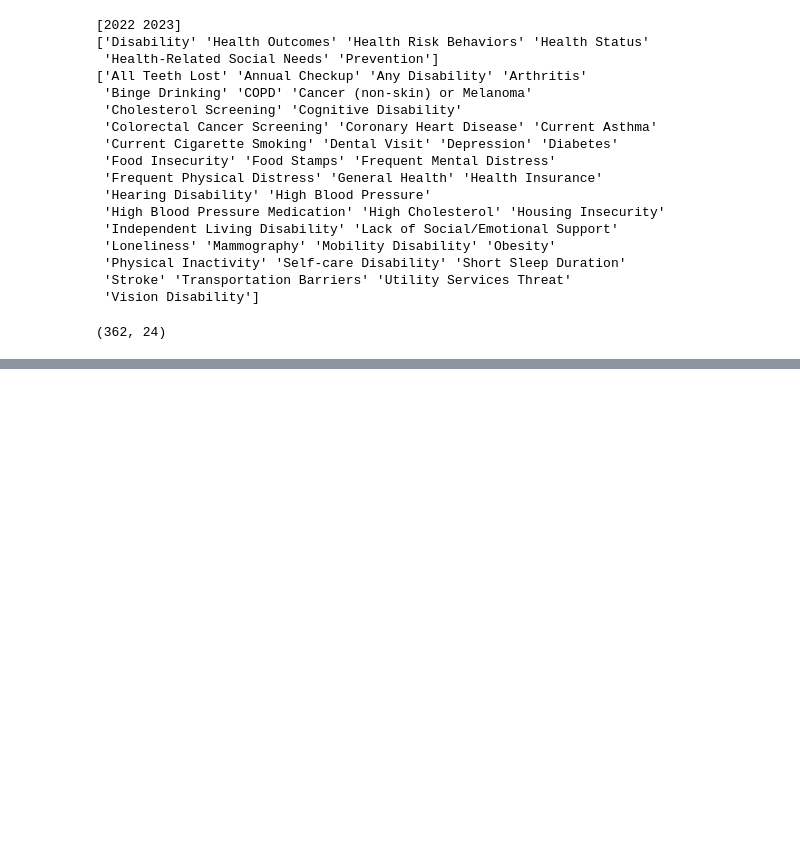
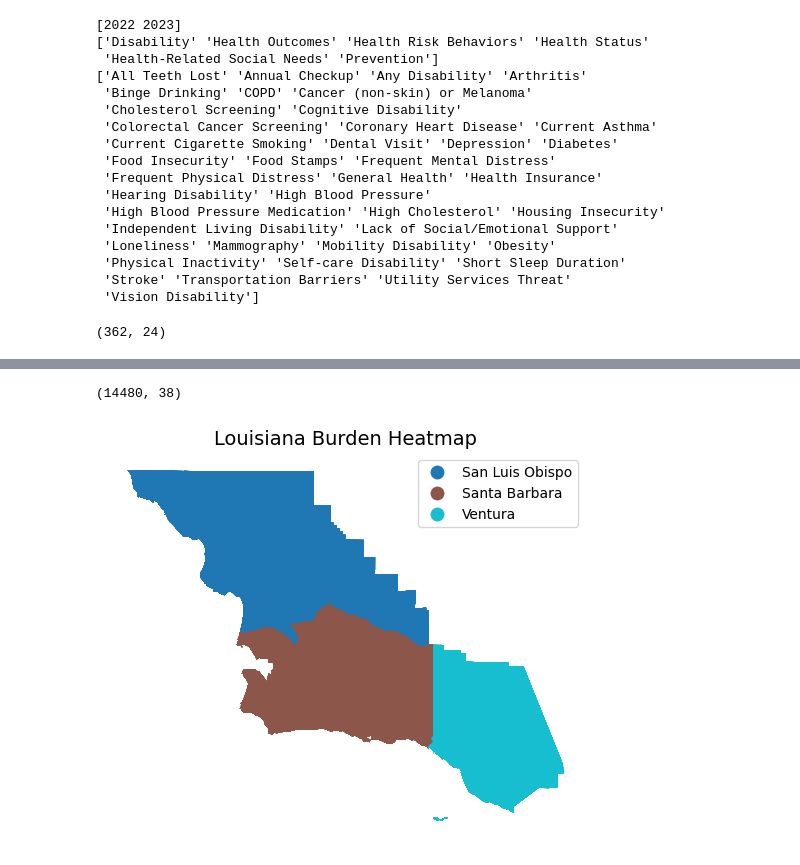
Before and after one commit to haylee360/network-graphs, a Jupyter notebook: places-cleaning.ipynb, the cells around one changed output, grey strips where cells are left out. Drawn from its saved outputs; the diff is of its cells as text; code cells hidden in the pictures; blank space fills up the shorter version.

```diff
--- a/places-cleaning.ipynb
+++ b/places-cleaning.ipynb
@@ -78,0 +154,14 @@ insurance.head(6)
+# %%
+places_raw['LocationName'] = places_raw['LocationName'].astype('int64')
+tracts['GEOID'] = tracts['GEOID'].astype('int64')
+
+# Merge geometry df and burden df
+places_complete = pd.merge(places_raw, tracts, left_on='LocationName', right_on='GEOID')
+
+# At some point, we lost our geodataframe type. Add it back so we can map
+# I think this was because of the merge
+places_complete = gpd.GeoDataFrame(places_complete)
+# %%
+places_complete.shape
+# %% [output]
+(14480, 38)
@@ -78,0 +171,18 @@ insurance.head(6)
+# %%
+# Initialize figure
+fig, ax = plt.subplots(figsize=(9,5))
+
+# Remove axis for a cleaner map and set title
+ax.axis('off')
+ax.set_title('Louisiana Burden Heatmap',
+            fontsize=14)
+
+# Plot NY state and color by number of spills
+places_complete.plot(ax=ax,
+                column='CountyName',
+                # cmap='Reds',
+                legend=True)
+
+plt.show()
+# %% [output]
+[figure, added]
```
Also changed, not shown: parts of 11 cells of this notebook, 8 other files.
